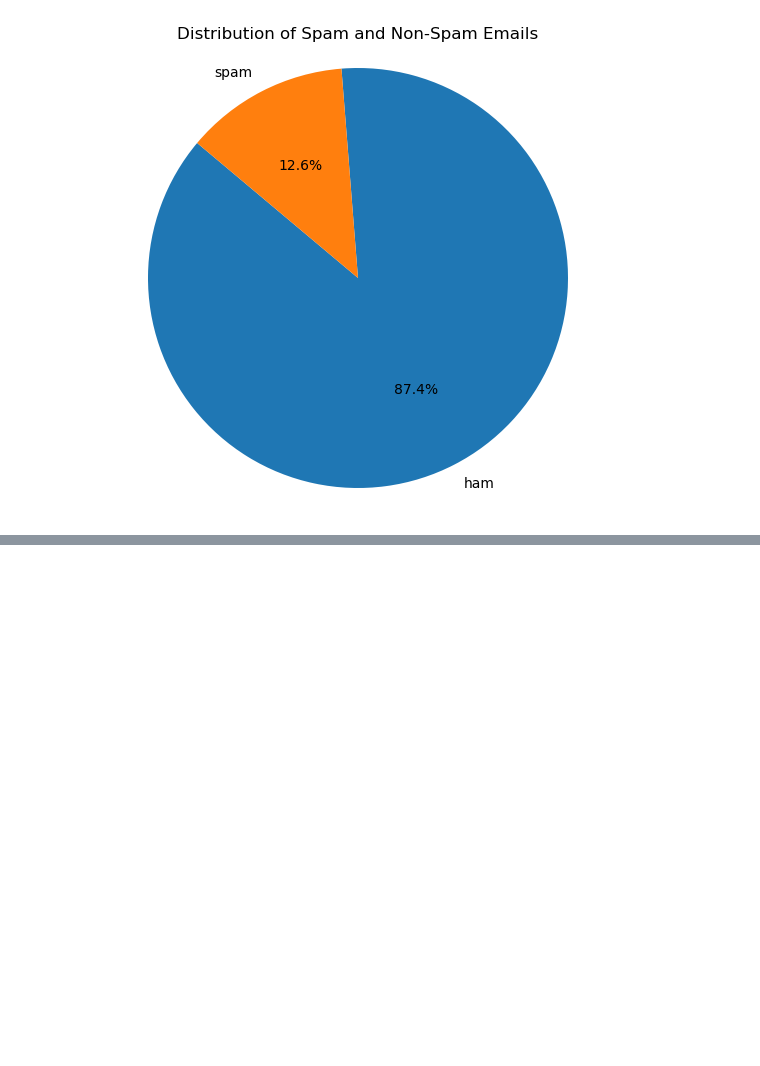
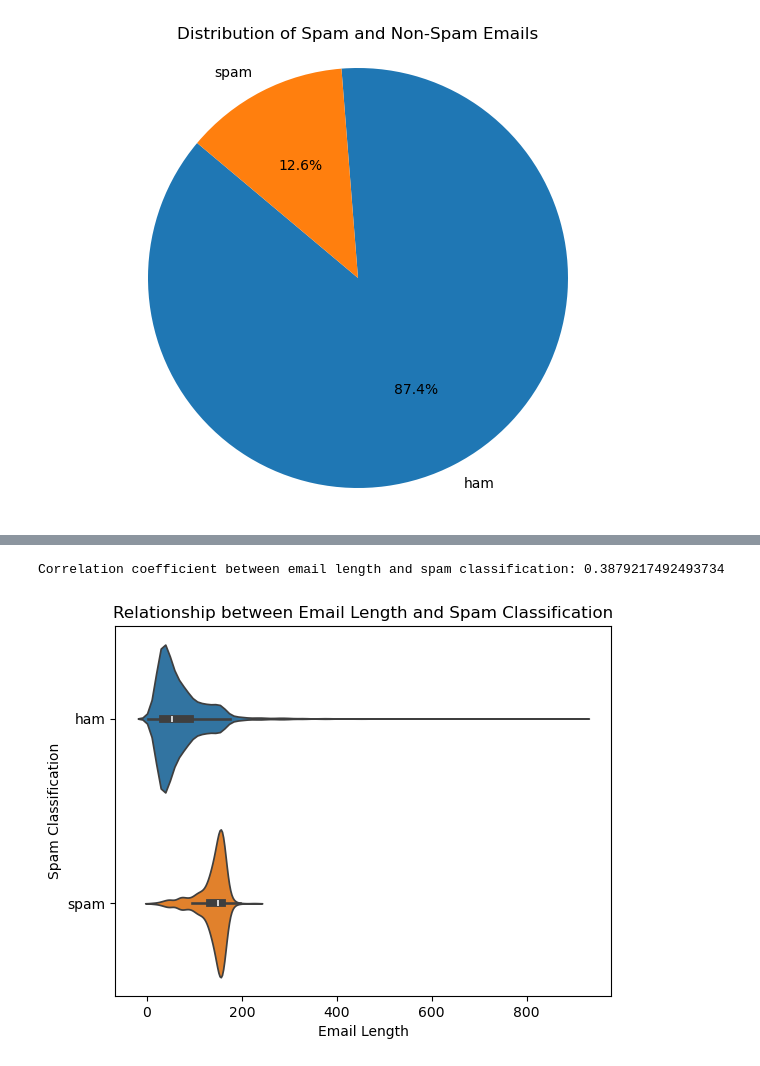
Before and after one commit to atharvamohekar/spam-classifier, a Jupyter notebook: classifier code.ipynb, the cells around one changed output, grey strips where cells are left out. Saved outputs shown, nothing was run; the diff lists cells and outputs as text; code cells hidden in the pictures; blank space fills up the shorter version.

```diff
--- a/classifier code.ipynb
+++ b/classifier code.ipynb
@@ -98,0 +129,13 @@ TypeError: expected string or bytes-like object, got 'float'
+# %%
+correlation = data['Length'].corr((data['result'] == 'spam').astype(int))
+print("Correlation coefficient between email length and spam classification:", correlation)
+
+
+sns.violinplot(data=data, x='Length', y='result', hue='result')
+plt.xlabel('Email Length')
+plt.ylabel('Spam Classification')
+plt.title('Relationship between Email Length and Spam Classification')
+plt.show()
+# %% [output]
+Correlation coefficient between email length and spam classification: 0.3879217492493734
+[figure, added]
```
Also changed, not shown: parts of 4 cells of this notebook.
